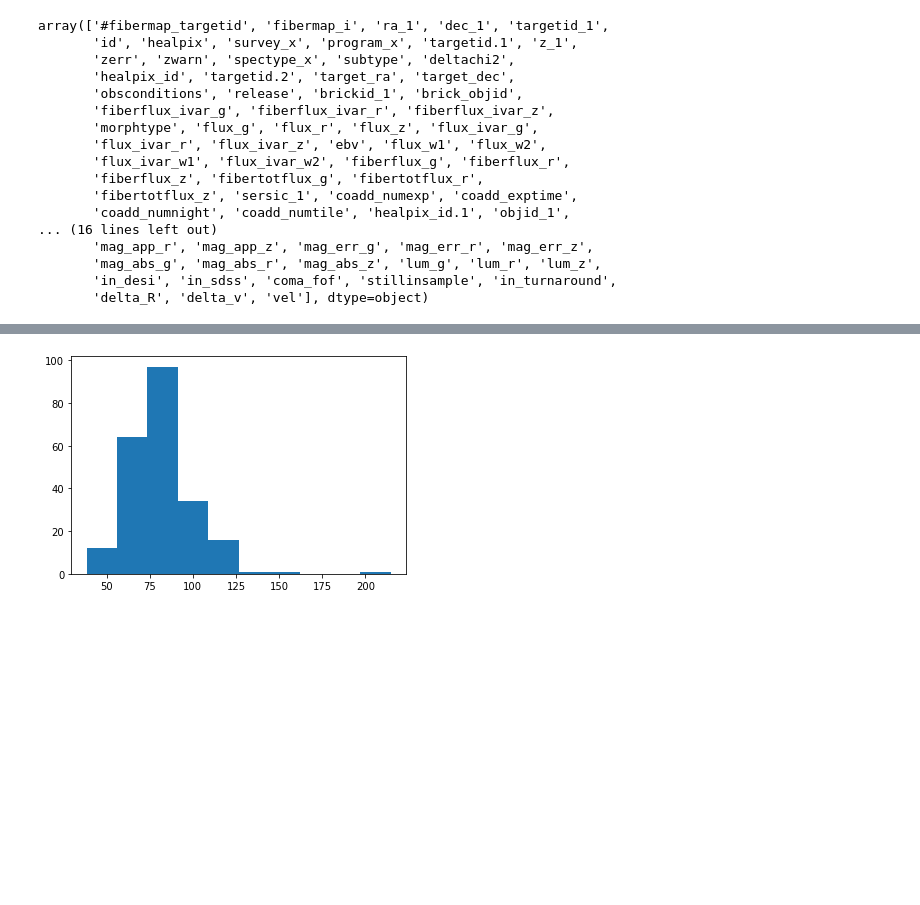
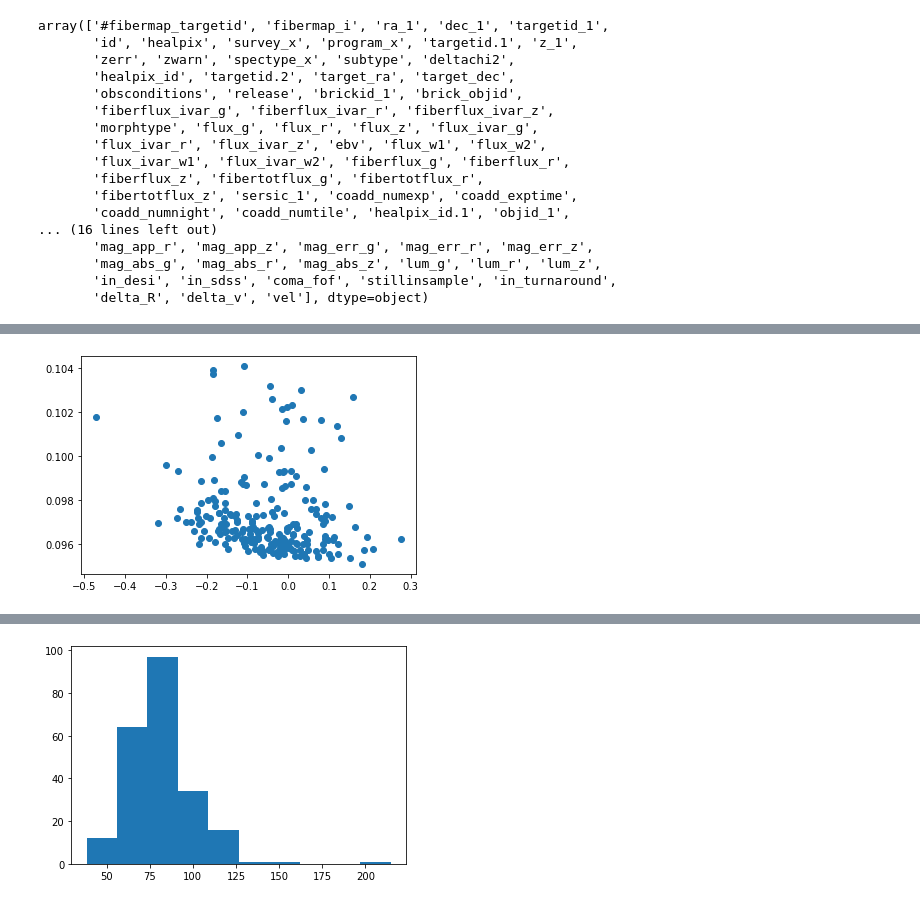
Before and after one commit to KSaid-1/DESI_fuji_FP, a Jupyter notebook: Coma_distance_v01.ipynb, the cells around one changed output, grey strips where cells are left out. Cells and saved outputs as stored; diff of their text form; code cells hidden in the pictures; blank space fills up the shorter version.

```diff
--- a/Coma_distance_v01.ipynb
+++ b/Coma_distance_v01.ipynb
@@ -104,0 +112,5 @@ array(['#fibermap_targetid', 'fibermap_i', 'ra_1', 'dec_1', 'targetid_1',
+# %%
+plt.scatter(coma_merged.logdist_corr,coma_merged.logdist_err_corr)
+plt.show()
+# %% [output]
+[figure, added]
```
Also changed, not shown: parts of 13 cells of this notebook.
